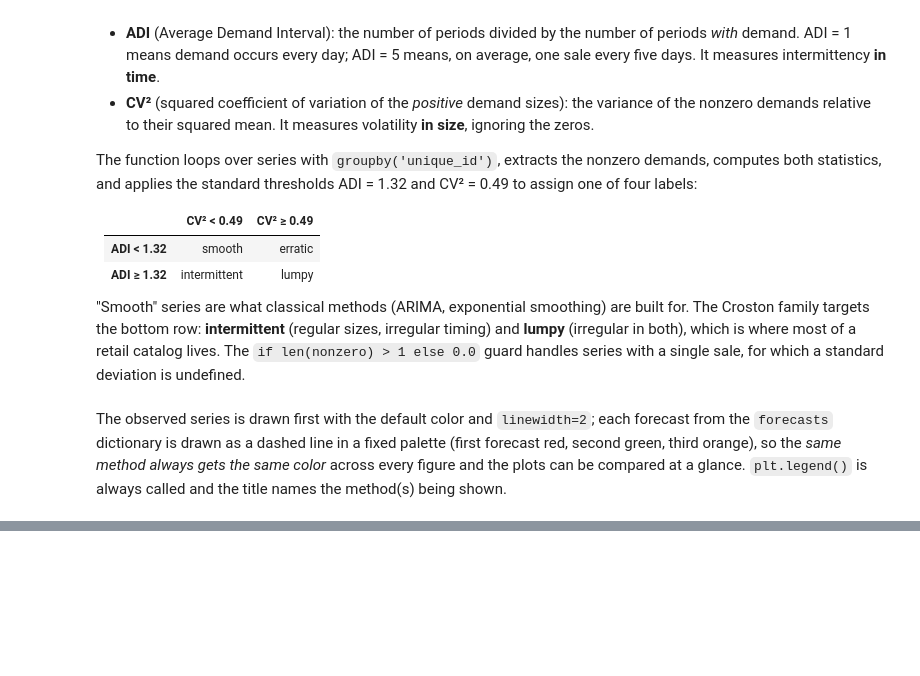
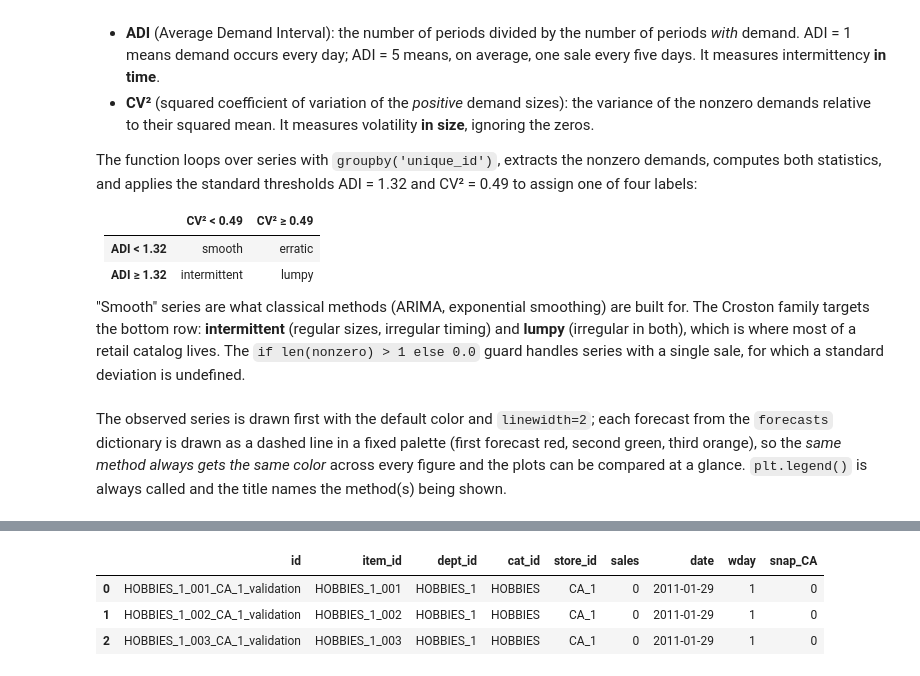
Before and after one commit to tng-konrad/time-series-with-Konrad, a Jupyter notebook: addendum-sales-and-demand-forecasting.ipynb, the cells around one changed output, grey strips where cells are left out. Cells and saved outputs as stored; diff of their text form; code cells hidden in the pictures; blank space fills up the shorter version.

```diff
--- a/addendum-sales-and-demand-forecasting.ipynb
+++ b/addendum-sales-and-demand-forecasting.ipynb
@@ -166,0 +185,22 @@ The observed series is drawn first with the default color and `linewidth=2`; eac
+# %%
+# melt the data into long format
+xdat = pd.melt(xdat,
+               id_vars=['id', 'item_id', 'dept_id', 'cat_id', 'store_id', 'state_id'],
+               var_name='d', value_name='sales').dropna()
+
+# get proper timestamps
+xcal = pd.read_csv(CFG.data_folder + 'calendar.csv')
+xdat = pd.merge(xdat, xcal, on='d', how='left')
+del xcal
+
+# drop what we will not need
+xdat.drop(['d', 'wm_yr_wk', 'weekday', 'month', 'year', 'event_name_1', 'event_type_1',
+           'event_name_2', 'event_type_2', 'snap_TX', 'snap_WI', 'state_id'],
+          axis=1, inplace=True)
+xdat['date'] = pd.to_datetime(xdat['date'])
+xdat.head(3)
+# %% [output]
+|  | id | item_id | dept_id | cat_id | store_id | sales | date | wday | snap_CA |
+| 0 | HOBBIES_1_001_CA_1_validation | HOBBIES_1_001 | HOBBIES_1 | HOBBIES | CA_1 | 0 | 2011-01-29 | 1 | 0 |
+| 1 | HOBBIES_1_002_CA_1_validation | HOBBIES_1_002 | HOBBIES_1 | HOBBIES | CA_1 | 0 | 2011-01-29 | 1 | 0 |
+| 2 | HOBBIES_1_003_CA_1_validation | HOBBIES_1_003 | HOBBIES_1 | HOBBIES | CA_1 | 0 | 2011-01-29 | 1 | 0 |
```
Also changed, not shown: parts of 10 cells of this notebook.
